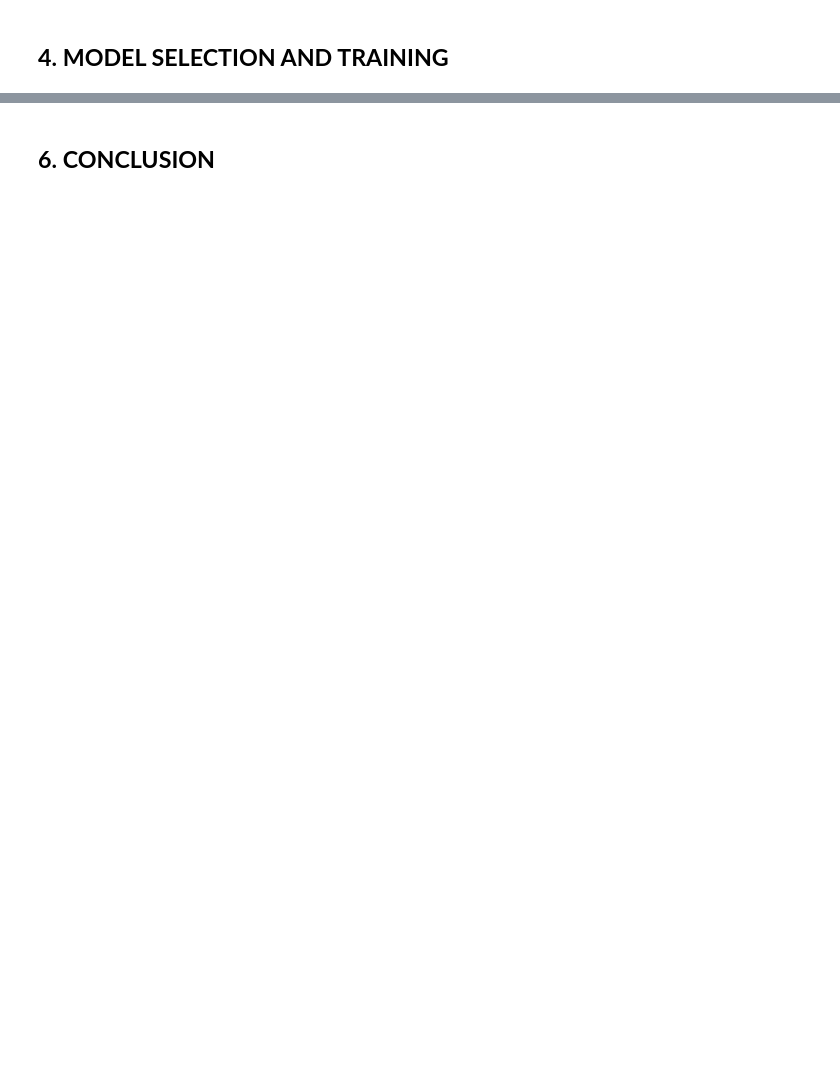
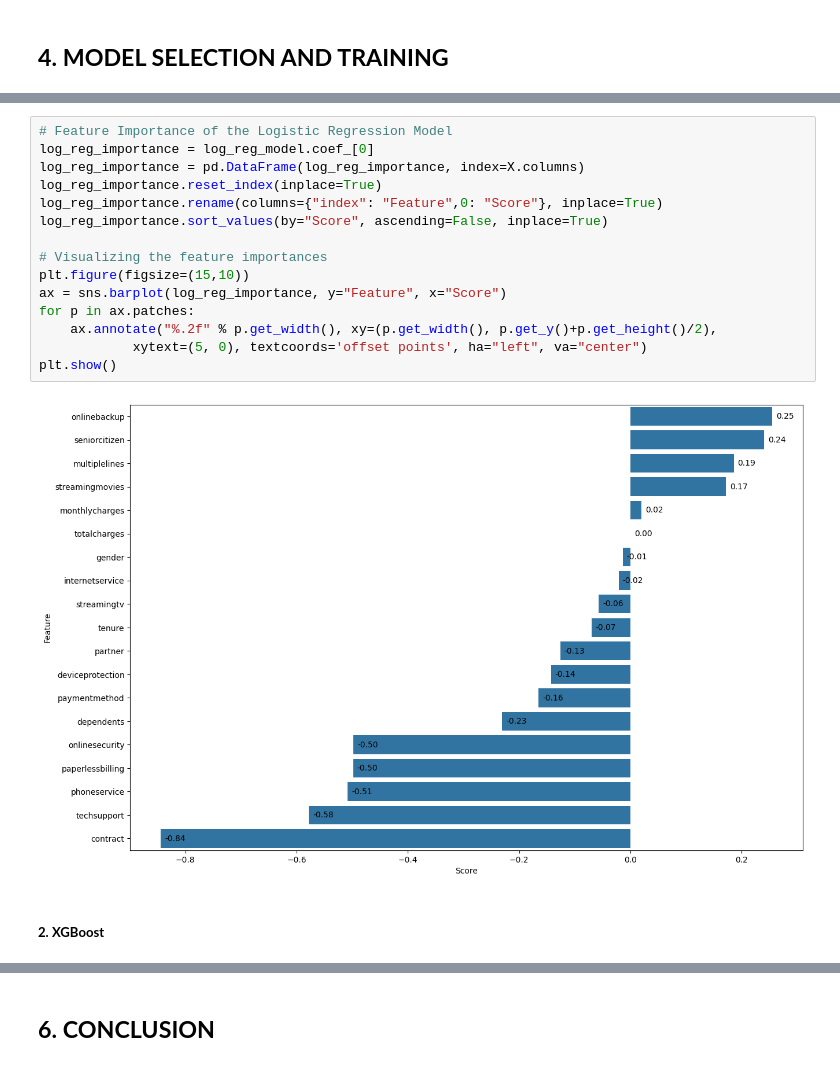
Before and after one commit to Rama-Mwenda/Customer_Churn, a Jupyter notebook: Notebooks/Customer_Churn.ipynb, the cells around one changed output, grey strips where cells are left out. Saved outputs shown, nothing was run; the diff lists cells and outputs as text; blank space fills up the shorter version.

```diff
--- a/Notebooks/Customer_Churn.ipynb
+++ b/Notebooks/Customer_Churn.ipynb
@@ -882,0 +1007,19 @@ plt.show()
+# %%
+# Feature Importance of the Logistic Regression Model
+log_reg_importance = log_reg_model.coef_[0]
+log_reg_importance = pd.DataFrame(log_reg_importance, index=X.columns)
+log_reg_importance.reset_index(inplace=True)
+log_reg_importance.rename(columns={"index": "Feature",0: "Score"}, inplace=True)
+log_reg_importance.sort_values(by="Score", ascending=False, inplace=True)
+
+# Visualizing the feature importances
+plt.figure(figsize=(15,10))
+ax = sns.barplot(log_reg_importance, y="Feature", x="Score")
+for p in ax.patches:
+    ax.annotate("%.2f" % p.get_width(), xy=(p.get_width(), p.get_y()+p.get_height()/2),
+            xytext=(5, 0), textcoords='offset points', ha="left", va="center")
+plt.show()
+# %% [output]
+[figure, added]
+# %% [markdown]
+##### **2. XGBoost**
```
Also changed, not shown: parts of 20 cells of this notebook.
